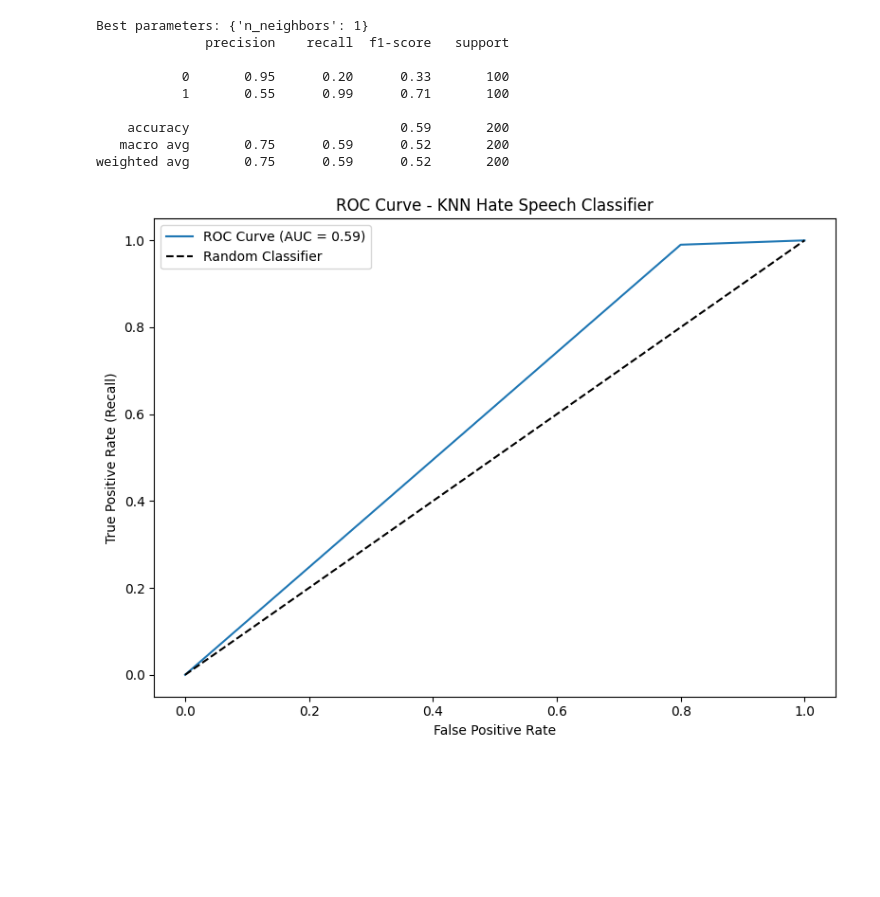
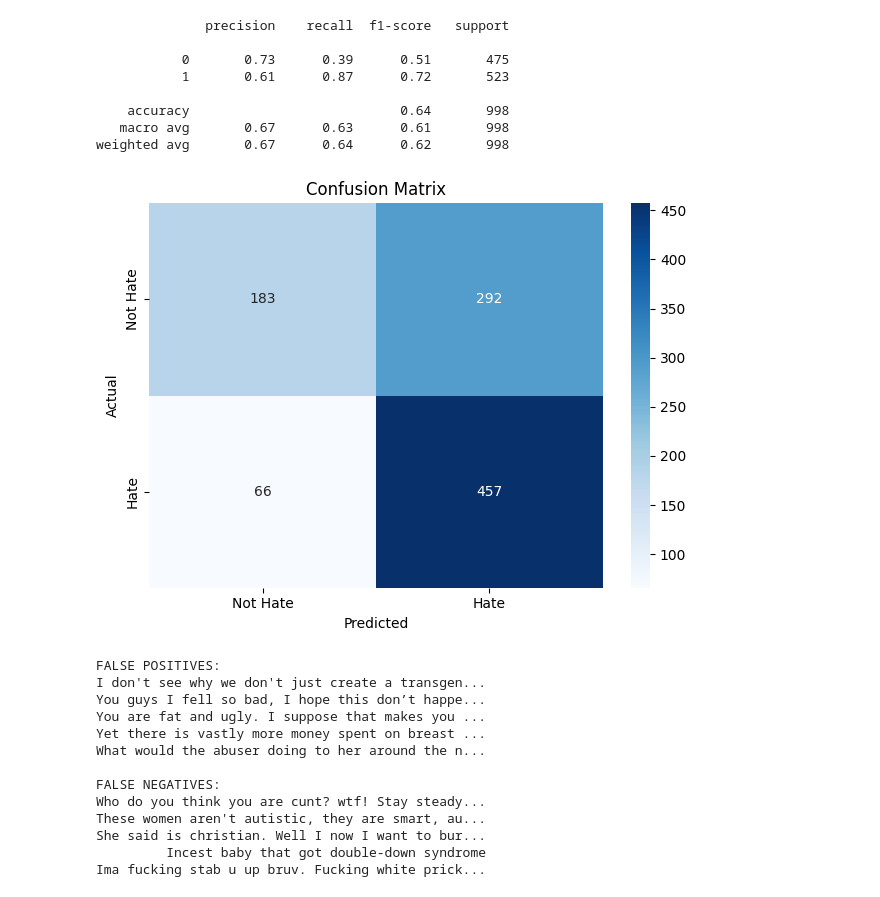
Before and after one commit to Vighnesh-Avadhanam/Hate-Speech-Classification, a Jupyter notebook: code/knn_model.ipynb, the cells around one changed output. Drawn from its saved outputs; the diff is of its cells as text; code cells hidden in the pictures; blank space fills up the shorter version.

```diff
--- a/code/knn_model.ipynb
+++ b/code/knn_model.ipynb
@@ -90,39 +117,38 @@ plt.show()
 # %%
-train_texts, test_texts, train_labels, test_labels = train_test_split(
-    texts, labels, test_size=0.2, random_state=42)
+model = KNNHateSpeechClassifier()
+X_train = model.get_embeddings(train_texts, scale=True)
+X_test = model.scaler.transform(model.embedder.encode(test_texts))
+param_grid = {'n_neighbors': list(range(1, 7))}
+grid = GridSearchCV(KNNHateSpeechClassifier(precomputed=True), param_grid, scoring='f1', cv=3)
+grid.fit(X_train, train_labels)
 
-model = KNNHateSpeechClassifier(threshold=0.25)
-param_grid = {'n_neighbors': list(range(1, 10, 1))}
-grid = GridSearchCV(model, param_grid, scoring='f1', cv=3)
-grid.fit(train_texts, train_labels)
-print("Best parameters:", grid.best_params_)
 best_model = grid.best_estimator_
-
-preds = best_model.predict(test_texts)
+preds = best_model.predict(X_test)
 print(classification_report(test_labels, preds))
 # %% [output]
-Best parameters: {'n_neighbors': 1}
               precision    recall  f1-score   support
 
-           0       0.95      0.20      0.33       100
-           1       0.55      0.99      0.71       100
+           0       0.73      0.39      0.51       475
+           1       0.61      0.87      0.72       523
 
-    accuracy                           0.59       200
-   macro avg       0.75      0.59      0.52       200
-weighted avg       0.75      0.59      0.52       200
+    accuracy                           0.64       998
+   macro avg       0.67      0.63      0.61       998
+weighted avg       0.67      0.64      0.62       998
 # %%
-fpr, tpr, _ = roc_curve(test_labels, preds)
-roc_auc = roc_auc_score(test_labels, preds)
-
-plt.figure(figsize=(8, 6))
-plt.plot(fpr, tpr, label=f'ROC Curve (AUC = {roc_auc:.2f})')
-plt.plot([0, 1], [0, 1], 'k--', label="Random Classifier")
-plt.xlabel("False Positive Rate")
-plt.ylabel("True Positive Rate (Recall)")
-plt.title("ROC Curve - KNN Hate Speech Classifier")
-plt.legend()
-plt.tight_layout()
-
-plt.show()
+best_model.plot_confusion_matrix(test_labels, preds)
+best_model.show_misclassifications(test_texts, test_labels, preds)
 # %% [output]
-[figure, old version]
+[figure, new version]
+FALSE POSITIVES:
+I don't see why we don't just create a transgen...
+You guys I fell so bad, I hope this don’t happe...
+You are fat and ugly. I suppose that makes you ...
+Yet there is vastly more money spent on breast ...
+What would the abuser doing to her around the n...
+
+FALSE NEGATIVES:
+Who do you think you are cunt? wtf! Stay steady...
+These women aren't autistic, they are smart, au...
+She said is christian. Well I now I want to bur...
+         Incest baby that got double-down syndrome
+Ima fucking stab u up bruv. Fucking white prick...
```
Also changed, not shown: parts of 5 cells of this notebook.
